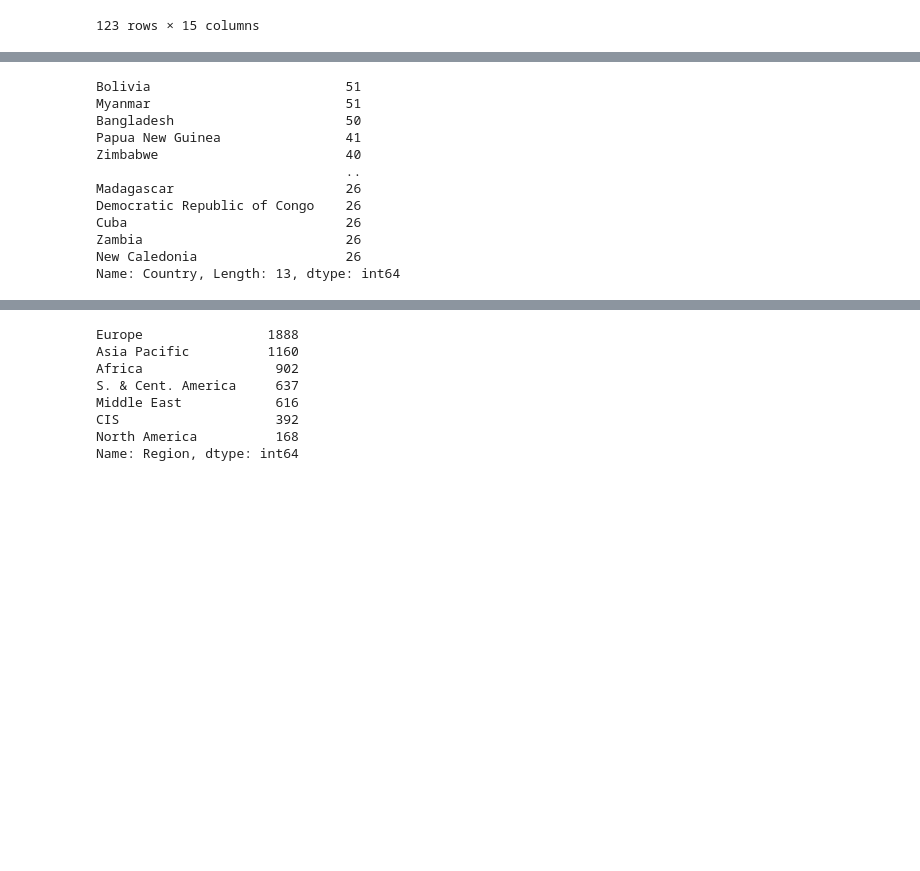
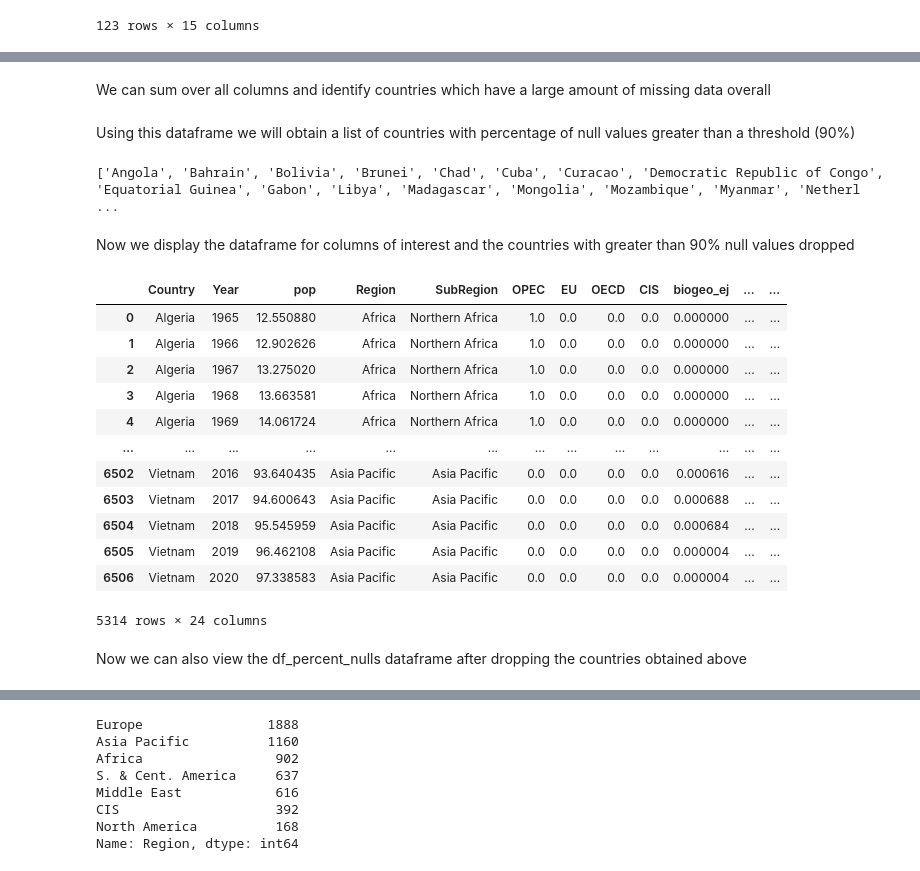
Before and after one commit to PranavaSinghal/DS203-Project, a Jupyter notebook: DS203_project.ipynb, the cells around one changed output, grey strips where cells are left out. Saved outputs shown, nothing was run; the diff lists cells and outputs as text; code cells hidden in the pictures; blank space fills up the shorter version.

```diff
--- a/DS203_project.ipynb
+++ b/DS203_project.ipynb
@@ -432,17 +391,2 @@ Name: wind_ej, Length: 123, dtype: bool
-# %%
-
-pd.set_option("display.max_rows", 10, "display.max_columns", 20)
-df1[df1 < 56]
-# %% [output]
-Bolivia                         51
-Myanmar                         51
-Bangladesh                      50
-Papua New Guinea                41
-Zimbabwe                        40
-                                ..
-Madagascar                      26
-Democratic Republic of Congo    26
-Cuba                            26
-Zambia                          26
-New Caledonia                   26
-Name: Country, Length: 13, dtype: int64
+# %% [markdown]
+We can sum over all columns and identify countries which have a large amount of missing data overall
@@ -448,0 +396,30 @@ Name: Country, Length: 13, dtype: int64
+# %% [markdown]
+Using this dataframe we will obtain a list of countries with percentage of null values greater than a threshold (90%)
+# %%
+threshold = 90
+countries_to_drop = list(country_nulls[country_nulls[0] > threshold].index)
+print(countries_to_drop)
+# %% [output]
+['Angola', 'Bahrain', 'Bolivia', 'Brunei', 'Chad', 'Cuba', 'Curacao', 'Democratic Republic of Congo', 'Equatorial Guinea', 'Gabon', 'Libya', 'Madagascar', 'Mongolia', 'Mozambique', 'Myanmar', 'Netherl ...
+# %% [markdown]
+Now we display the dataframe for columns of interest and the countries with greater than 90% null values dropped
+# %%
+pd.set_option("display.max_rows", 20)
+country_drop_filter = (df['Country'].isin(countries_to_drop))
+df[filter][~country_drop_filter]
+# %% [output]
+|  | Country | Year | pop | Region | SubRegion | OPEC | EU | OECD | CIS | biogeo_ej | ... | ... |
+| 0 | Algeria | 1965 | 12.550880 | Africa | Northern Africa | 1.0 | 0.0 | 0.0 | 0.0 | 0.000000 | ... | ... |
+| 1 | Algeria | 1966 | 12.902626 | Africa | Northern Africa | 1.0 | 0.0 | 0.0 | 0.0 | 0.000000 | ... | ... |
+| 2 | Algeria | 1967 | 13.275020 | Africa | Northern Africa | 1.0 | 0.0 | 0.0 | 0.0 | 0.000000 | ... | ... |
+| 3 | Algeria | 1968 | 13.663581 | Africa | Northern Africa | 1.0 | 0.0 | 0.0 | 0.0 | 0.000000 | ... | ... |
+| 4 | Algeria | 1969 | 14.061724 | Africa | Northern Africa | 1.0 | 0.0 | 0.0 | 0.0 | 0.000000 | ... | ... |
+| ... | ... | ... | ... | ... | ... | ... | ... | ... | ... | ... | ... | ... |
+| 6502 | Vietnam | 2016 | 93.640435 | Asia Pacific | Asia Pacific | 0.0 | 0.0 | 0.0 | 0.0 | 0.000616 | ... | ... |
+| 6503 | Vietnam | 2017 | 94.600643 | Asia Pacific | Asia Pacific | 0.0 | 0.0 | 0.0 | 0.0 | 0.000688 | ... | ... |
+| 6504 | Vietnam | 2018 | 95.545959 | Asia Pacific | Asia Pacific | 0.0 | 0.0 | 0.0 | 0.0 | 0.000684 | ... | ... |
+| 6505 | Vietnam | 2019 | 96.462108 | Asia Pacific | Asia Pacific | 0.0 | 0.0 | 0.0 | 0.0 | 0.000004 | ... | ... |
+| 6506 | Vietnam | 2020 | 97.338583 | Asia Pacific | Asia Pacific | 0.0 | 0.0 | 0.0 | 0.0 | 0.000004 | ... | ... |
+5314 rows × 24 columns
+# %% [markdown]
+Now we can also view the df_percent_nulls dataframe after dropping the countries obtained above
```
Also changed, not shown: parts of 49 cells of this notebook.
